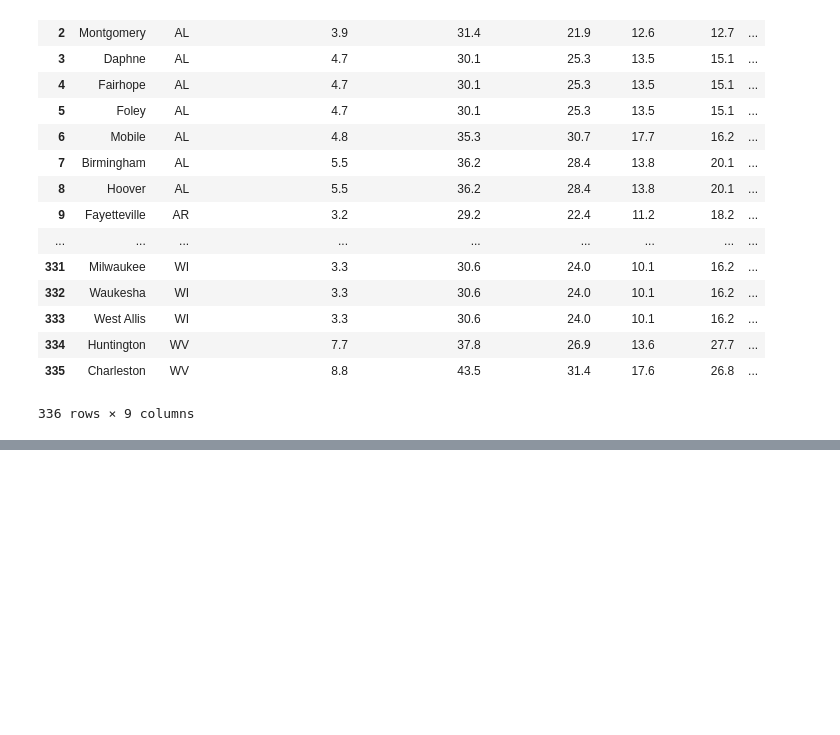
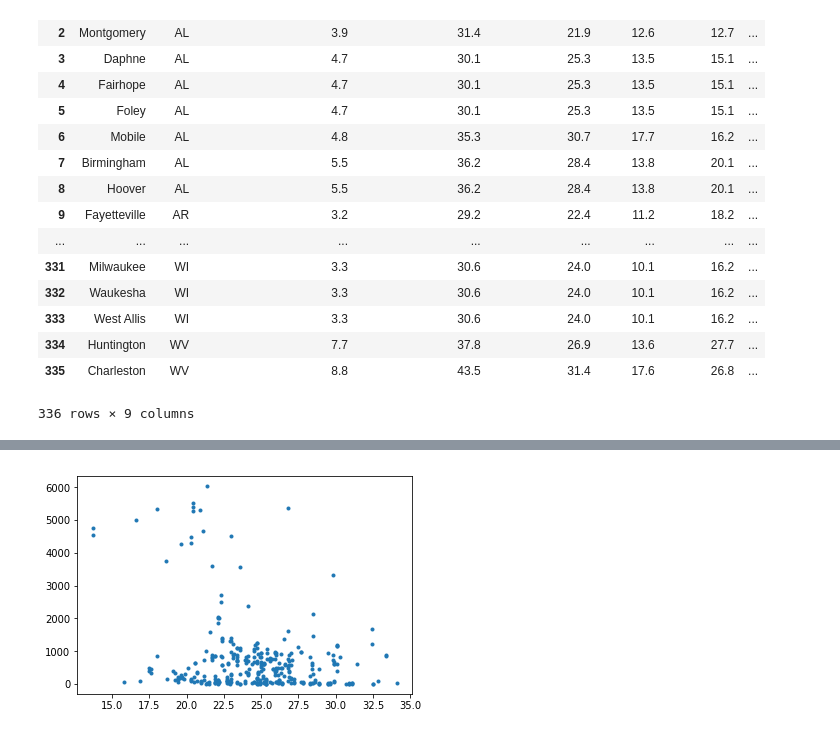
Before and after one commit to jcskywalker/COGS-108, a Jupyter notebook: COGS_108_Project.ipynb, the cells around one changed output, grey strips where cells are left out. Drawn from its saved outputs; the diff is of its cells as text; code cells hidden in the pictures; blank space fills up the shorter version.

```diff
--- a/COGS_108_Project.ipynb
+++ b/COGS_108_Project.ipynb
@@ -251,0 +258,6 @@ ax.plot(df_h_atk_elev['Percent with Heart Attack'], df_h_atk_elev['Elevation'],
+# %%
+f, ax = plt.subplots()
+ax.plot(df_h_atk_elev['High Cholesterol'], df_h_atk_elev['Elevation'], '.')
+plt.gcf()
+# %% [output]
+[figure, added]
```
Also changed, not shown: parts of 12 cells of this notebook.
